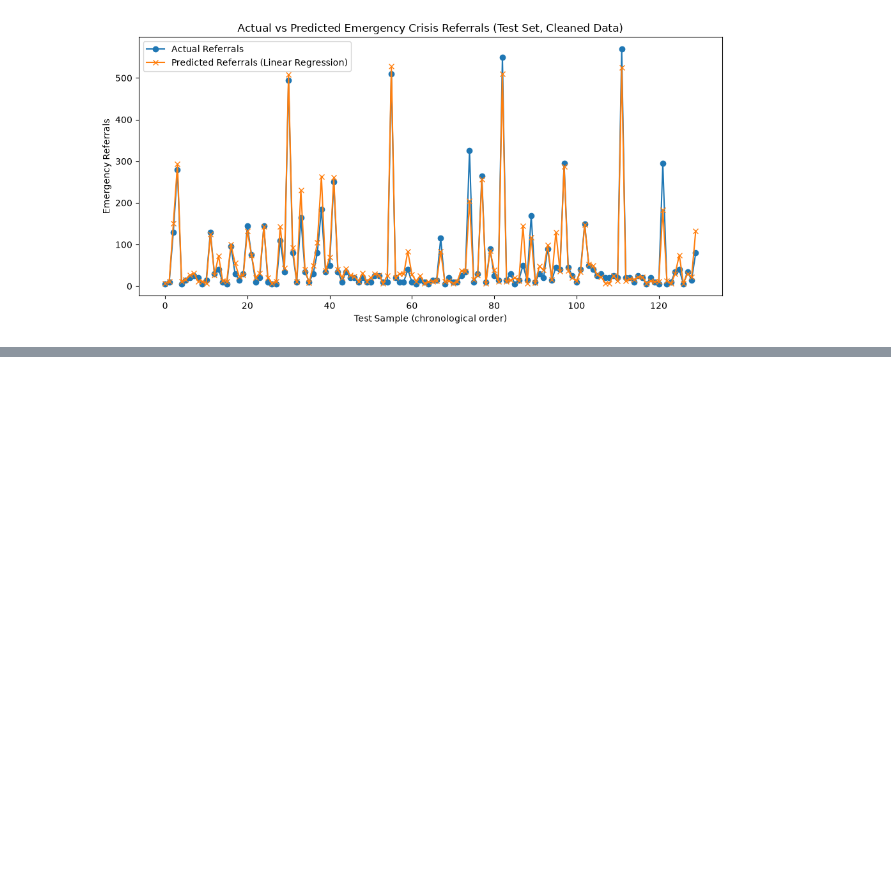
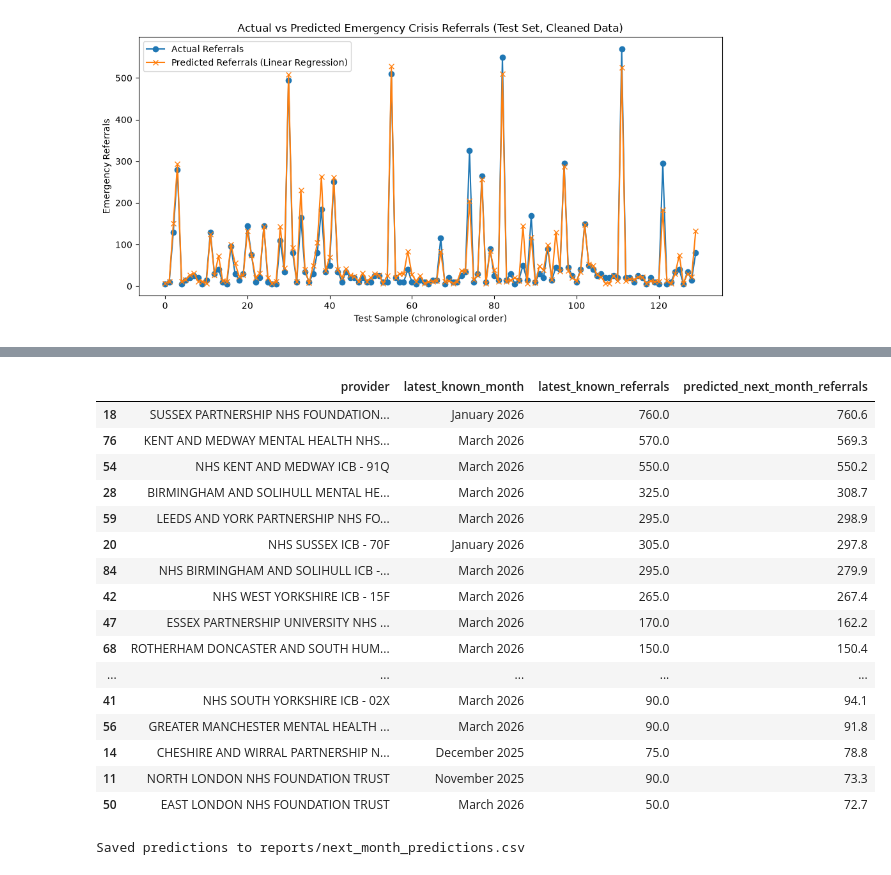
Before and after one commit to ezzyszn0/nhs-crisis-admissions, a Jupyter notebook: notebooks/01_explore_data.ipynb, the cells around one changed output, grey strips where cells are left out. Drawn from its saved outputs; the diff is of its cells as text; code cells hidden in the pictures; blank space fills up the shorter version.

Commit message:
v2: Add forward-looking predictions with data recency filtering and honest limitations note

```diff
--- a/notebooks/01_explore_data.ipynb
+++ b/notebooks/01_explore_data.ipynb
@@ -760,0 +839,67 @@ plt.show()
+# %%
+# ============================================================
+# STEP 28: Predict future crisis referrals for each provider
+# ============================================================
+# Unlike our earlier testing (which checked the model against
+# months we already know the answer to), this step generates
+# genuine forward-looking predictions — using each provider's
+# most recent known month as the "last month" input.
+
+# Get each provider's most recent row (their latest known month)
+latest_data = df_model_clean.sort_values('REPORTING_PERIOD_START').groupby('PRIMARY_LEVEL_DESCRIPTION').tail(1).copy()
+
+# Build the "next month" prediction input:
+# - last month's value = their most recent actual value
+# - 3-month average = their most recent 3-month average, shifted forward
+# - month = next calendar month
+latest_data['next_month_num'] = (latest_data['REPORTING_PERIOD_START'].dt.month % 12) + 1
+
+future_features = pd.DataFrame({
+    'emergency_referrals_last_month': latest_data['New Emergency Referrals to Crisis Care teams in the reporting period'],
+    'emergency_referrals_3mo_avg': latest_data['emergency_referrals_3mo_avg'],  # approximation, using most recent rolling average
+    'month': latest_data['next_month_num']
+})
+
+# Generate predictions using our chosen model (Linear Regression)
+future_predictions = model.predict(future_features)
+
+# Build a clean results table
+future_results = pd.DataFrame({
+    'provider': latest_data['PRIMARY_LEVEL_DESCRIPTION'].values,
+    'latest_known_month': latest_data['REPORTING_PERIOD_START'].dt.strftime('%B %Y').values,
+    'latest_known_referrals': latest_data['New Emergency Referrals to Crisis Care teams in the reporting period'].values,
+    'predicted_next_month_referrals': future_predictions.round(1)
+})
+
+future_results = future_results.sort_values('predicted_next_month_referrals', ascending=False)
+future_results.head(20)
+# %% [output]
+|  | provider | latest_known_month | latest_known_referrals | predicted_next_month_referrals |
+| 18 | SUSSEX PARTNERSHIP NHS FOUNDATION... | January 2026 | 760.0 | 760.6 |
+| 76 | KENT AND MEDWAY MENTAL HEALTH NHS... | March 2026 | 570.0 | 569.3 |
+| 54 | NHS KENT AND MEDWAY ICB - 91Q | March 2026 | 550.0 | 550.2 |
+| 28 | BIRMINGHAM AND SOLIHULL MENTAL HE... | March 2026 | 325.0 | 308.7 |
+| 59 | LEEDS AND YORK PARTNERSHIP NHS FO... | March 2026 | 295.0 | 298.9 |
+| 20 | NHS SUSSEX ICB - 70F | January 2026 | 305.0 | 297.8 |
+| 84 | NHS BIRMINGHAM AND SOLIHULL ICB -... | March 2026 | 295.0 | 279.9 |
+| 42 | NHS WEST YORKSHIRE ICB - 15F | March 2026 | 265.0 | 267.4 |
+| 47 | ESSEX PARTNERSHIP UNIVERSITY NHS ... | March 2026 | 170.0 | 162.2 |
+| 68 | ROTHERHAM DONCASTER AND SOUTH HUM... | March 2026 | 150.0 | 150.4 |
+| ... | ... | ... | ... | ... |
+| 41 | NHS SOUTH YORKSHIRE ICB - 02X | March 2026 | 90.0 | 94.1 |
+| 56 | GREATER MANCHESTER MENTAL HEALTH ... | March 2026 | 90.0 | 91.8 |
+| 14 | CHESHIRE AND WIRRAL PARTNERSHIP N... | December 2025 | 75.0 | 78.8 |
+| 11 | NORTH LONDON NHS FOUNDATION TRUST | November 2025 | 90.0 | 73.3 |
+| 50 | EAST LONDON NHS FOUNDATION TRUST | March 2026 | 50.0 | 72.7 |
+# %%
+# ============================================================
+# STEP 29: Save future predictions to a CSV file
+# ============================================================
+# This creates a genuine, usable output — a forecast file that
+# could be shared with an operational team, not just a number
+# buried in a notebook.
+
+future_results.to_csv('../reports/next_month_predictions.csv', index=False)
+print("Saved predictions to reports/next_month_predictions.csv")
+# %% [output]
+Saved predictions to reports/next_month_predictions.csv
```
Also changed, not shown: parts of 4 cells of this notebook.
